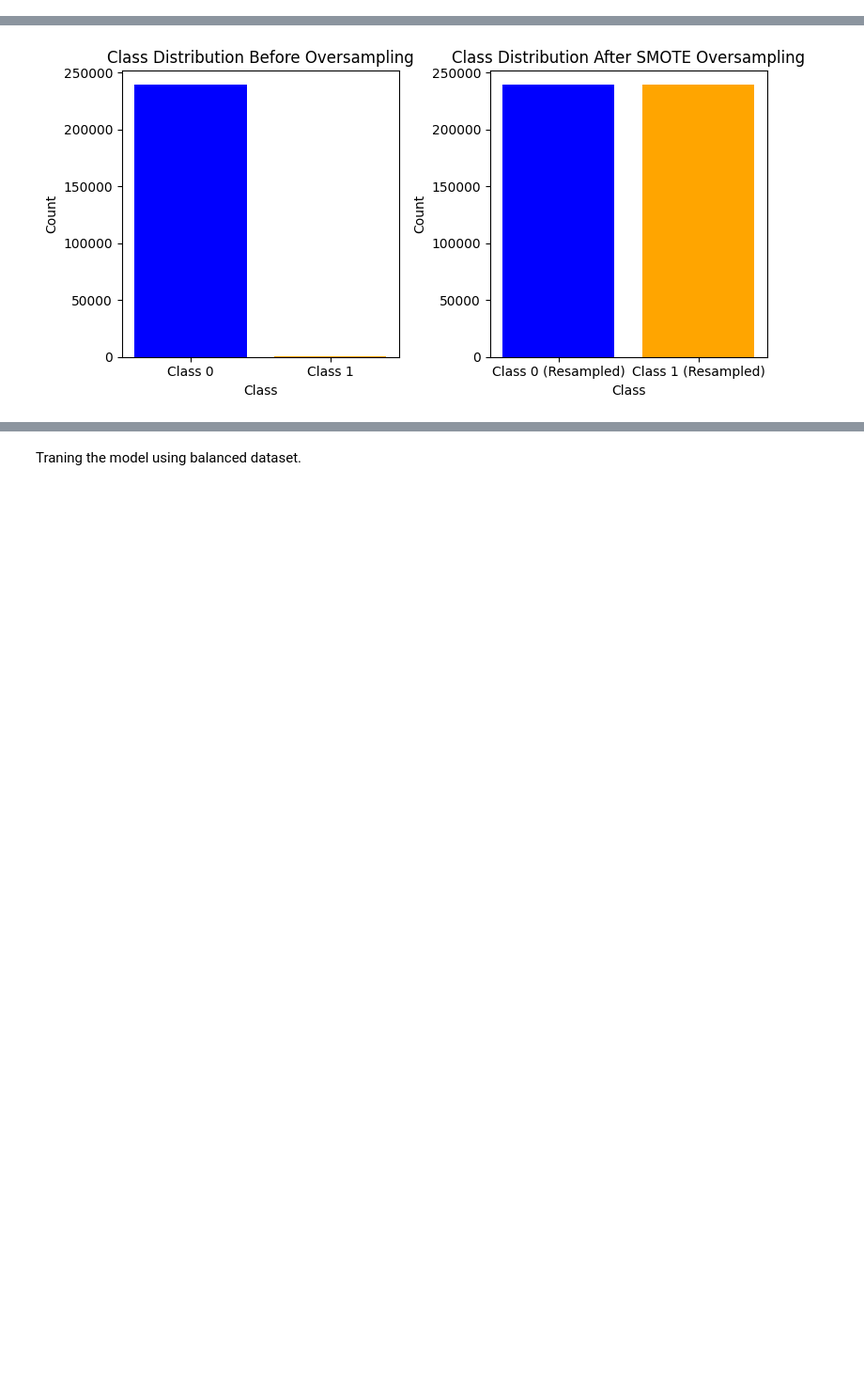
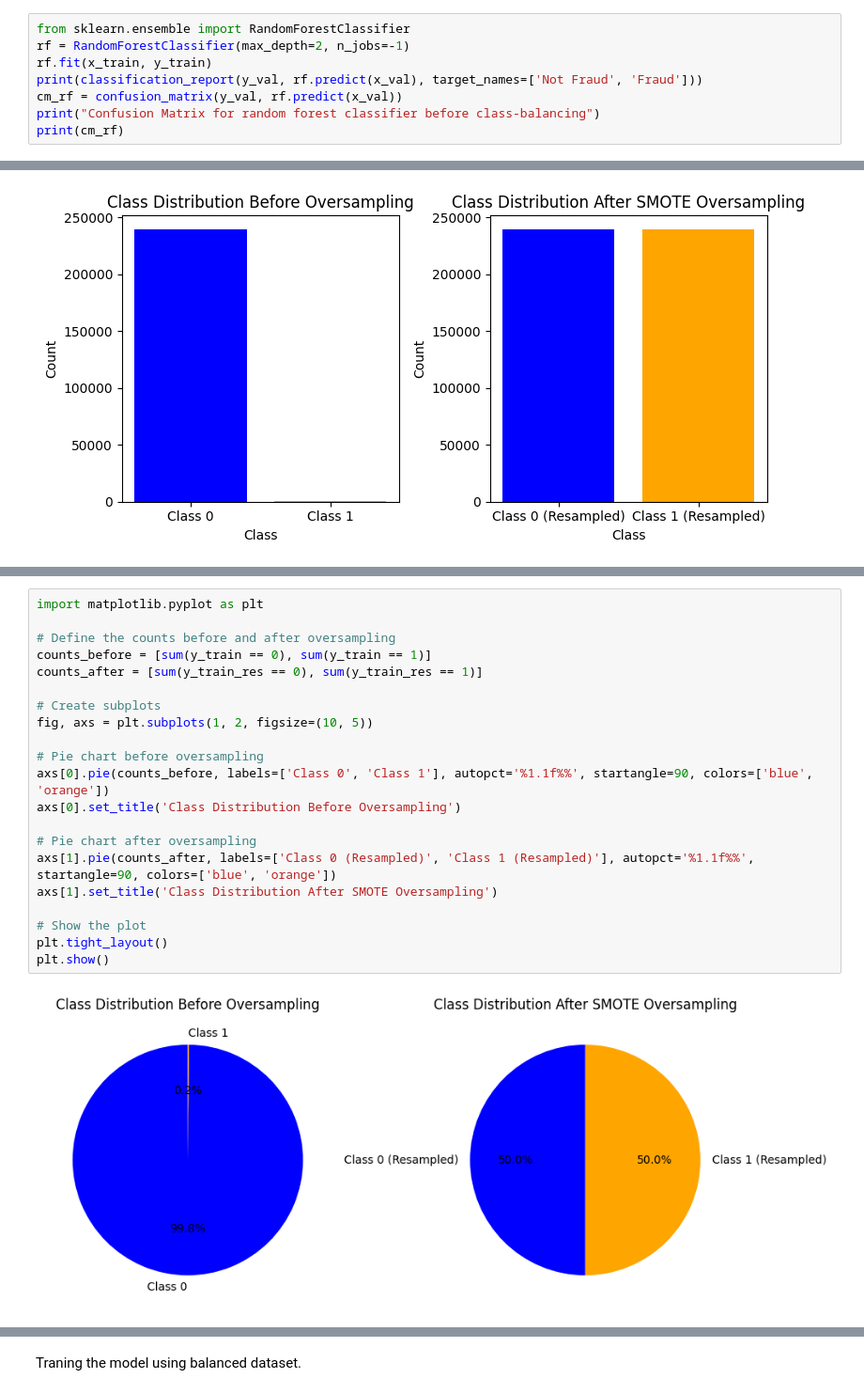
Before and after one commit to YatharthaP/CPSC597, a Jupyter notebook: CreditCard_SMOTE.ipynb, the cells around one changed output, grey strips where cells are left out. Shown at 94% size. Saved outputs shown, nothing was run; the diff lists cells and outputs as text; blank space fills up the shorter version.

```diff
--- a/CreditCard_SMOTE.ipynb
+++ b/CreditCard_SMOTE.ipynb
@@ -277,0 +262,8 @@ Confusion Matrix:
+# %%
+from sklearn.ensemble import RandomForestClassifier
+rf = RandomForestClassifier(max_depth=2, n_jobs=-1)
+rf.fit(x_train, y_train)
+print(classification_report(y_val, rf.predict(x_val), target_names=['Not Fraud', 'Fraud']))
+cm_rf = confusion_matrix(y_val, rf.predict(x_val))
+print("Confusion Matrix for random forest classifier before class-balancing")
+print(cm_rf)
@@ -333,0 +414,23 @@ plt.show()
+# %%
+import matplotlib.pyplot as plt
+
+# Define the counts before and after oversampling
+counts_before = [sum(y_train == 0), sum(y_train == 1)]
+counts_after = [sum(y_train_res == 0), sum(y_train_res == 1)]
+
+# Create subplots
+fig, axs = plt.subplots(1, 2, figsize=(10, 5))
+
+# Pie chart before oversampling
+axs[0].pie(counts_before, labels=['Class 0', 'Class 1'], autopct='%1.1f%%', startangle=90, colors=['blue', 'orange'])
+axs[0].set_title('Class Distribution Before Oversampling')
+
+# Pie chart after oversampling
+axs[1].pie(counts_after, labels=['Class 0 (Resampled)', 'Class 1 (Resampled)'], autopct='%1.1f%%', startangle=90, colors=['blue', 'orange'])
+axs[1].set_title('Class Distribution After SMOTE Oversampling')
+
+# Show the plot
+plt.tight_layout()
+plt.show()
+# %% [output]
+[figure, added]
```
Also changed, not shown: parts of 14 cells of this notebook.
